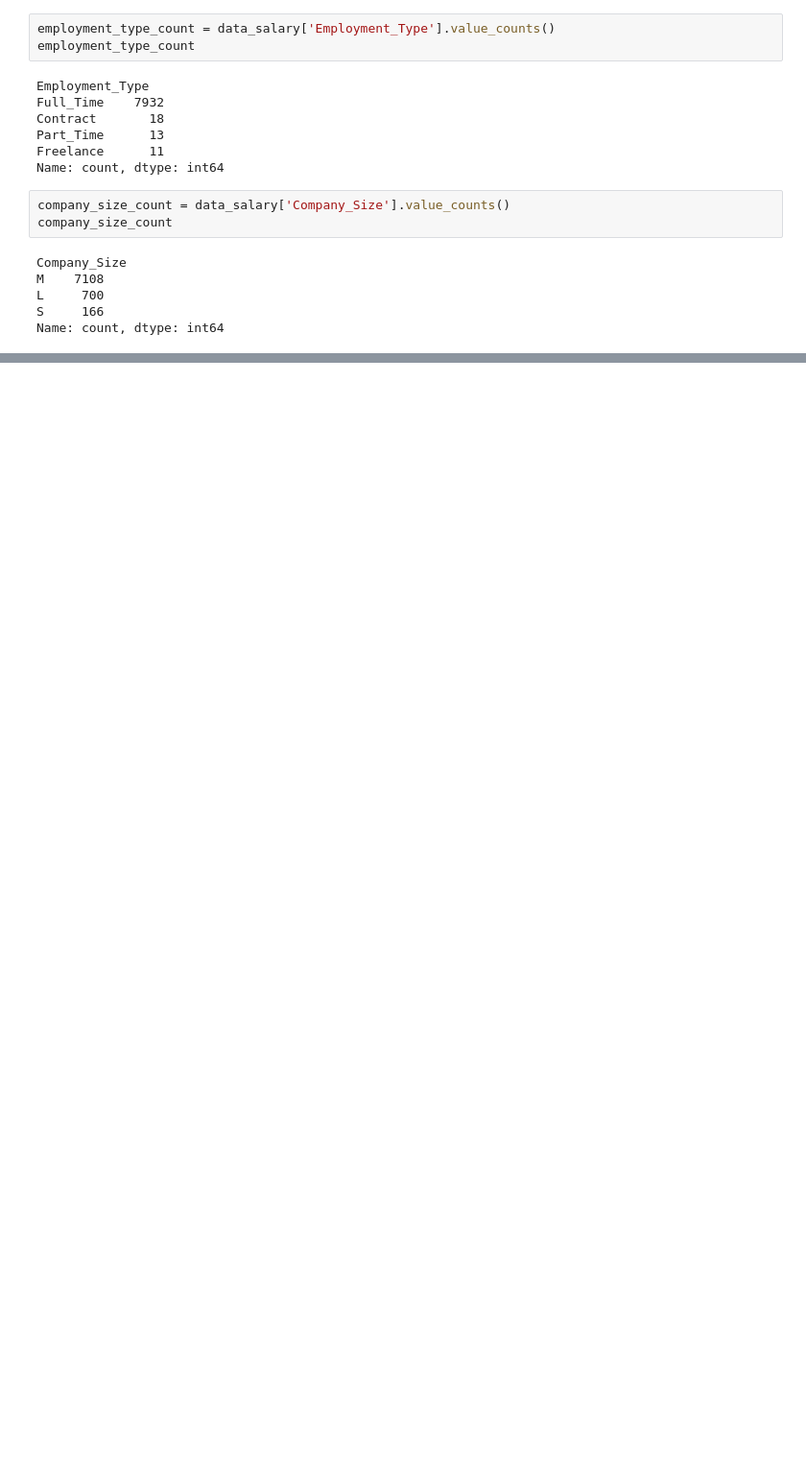
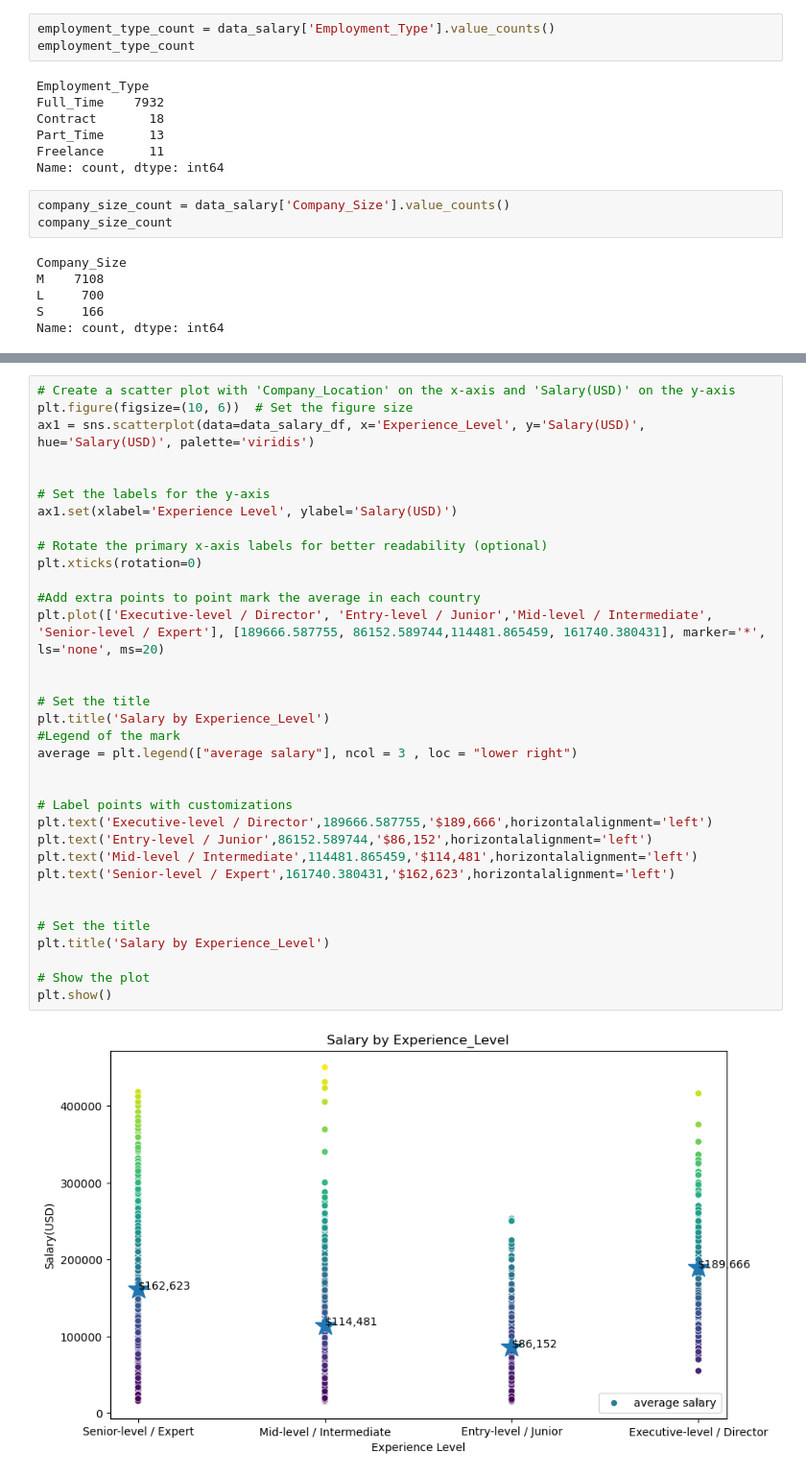
Before and after one commit to Breeze0122/project-1-Data-jobs-salary, a Jupyter notebook: Data_salary_Final.ipynb, the cells around one changed output, grey strips where cells are left out. Shown at 96% size. Saved outputs shown, nothing was run; the diff lists cells and outputs as text; blank space fills up the shorter version.

```diff
--- a/Data_salary_Final.ipynb
+++ b/Data_salary_Final.ipynb
@@ -390,0 +682,36 @@ Name: count, dtype: int64
+# %%
+# Create a scatter plot with 'Company_Location' on the x-axis and 'Salary(USD)' on the y-axis
+plt.figure(figsize=(10, 6))  # Set the figure size
+ax1 = sns.scatterplot(data=data_salary_df, x='Experience_Level', y='Salary(USD)', hue='Salary(USD)', palette='viridis')
+
+
+# Set the labels for the y-axis
+ax1.set(xlabel='Experience Level', ylabel='Salary(USD)')
+
+# Rotate the primary x-axis labels for better readability (optional)
+plt.xticks(rotation=0)
+
+#Add extra points to point mark the average in each country
+plt.plot(['Executive-level / Director', 'Entry-level / Junior','Mid-level / Intermediate', 'Senior-level / Expert'], [189666.587755, 86152.589744,114481.865459, 161740.380431], marker='*', ls='none', ms=20)
+
+
+# Set the title
+plt.title('Salary by Experience_Level')
+#Legend of the mark
+average = plt.legend(["average salary"], ncol = 3 , loc = "lower right")
+
+
+# Label points with customizations
+plt.text('Executive-level / Director',189666.587755,'$189,666',horizontalalignment='left')
+plt.text('Entry-level / Junior',86152.589744,'$86,152',horizontalalignment='left')
+plt.text('Mid-level / Intermediate',114481.865459,'$114,481',horizontalalignment='left')
+plt.text('Senior-level / Expert',161740.380431,'$162,623',horizontalalignment='left')
+
+
+# Set the title
+plt.title('Salary by Experience_Level')
+
+# Show the plot
+plt.show()
+# %% [output]
+[figure, added]
```
Also changed, not shown: parts of 20 cells of this notebook.
